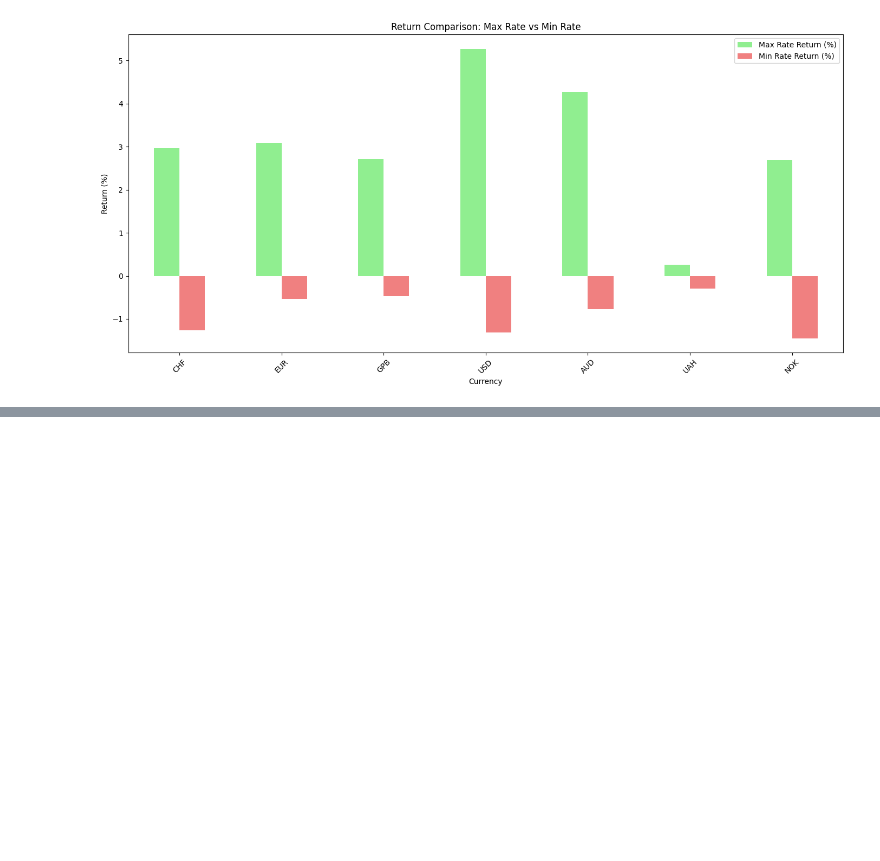
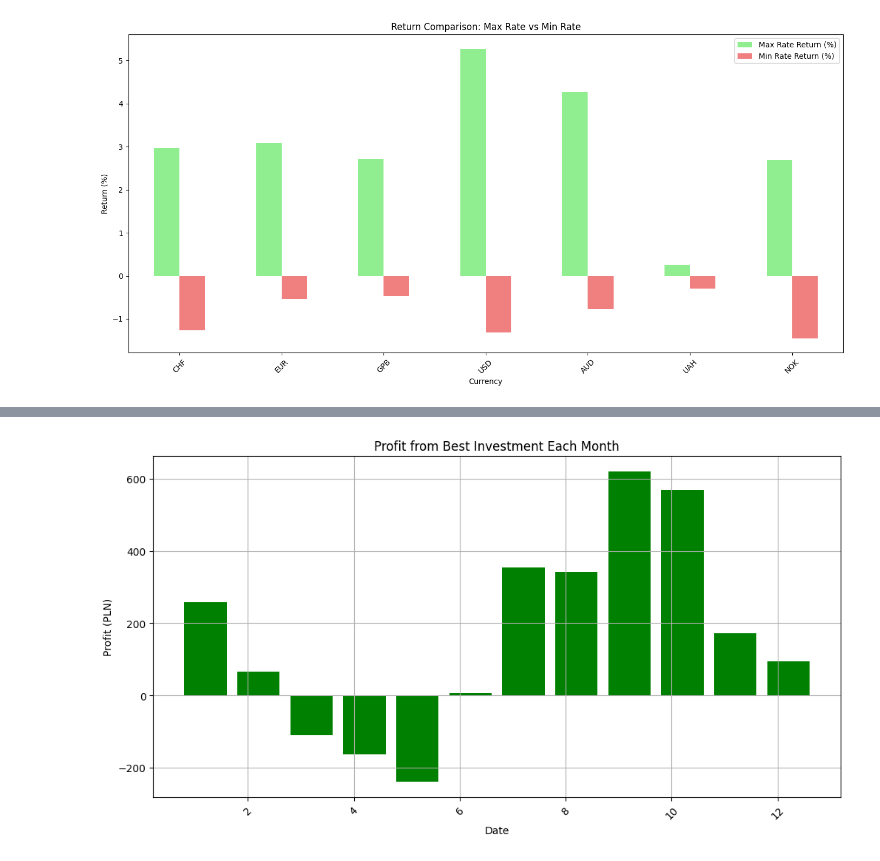
Before and after one commit to jsadlowska/pandas_currencies, a Jupyter notebook: 3_Examples_of_investments.ipynb, the cells around one changed output, grey strips where cells are left out. Saved outputs shown, nothing was run; the diff lists cells and outputs as text; code cells hidden in the pictures; blank space fills up the shorter version.

Commit message:
monthly_investment

```diff
--- a/3_Examples_of_investments.ipynb
+++ b/3_Examples_of_investments.ipynb
@@ -192,0 +198,29 @@ plt.show()
+# %%
+monthly_avg = pd.read_excel('data/monthly_avg.xlsx', index_col='Date')
+percent_changes = pd.read_excel('data/percent_changes.xlsx', index_col='Date')
+# %%
+initial_amount = 10000
+
+investment_values = initial_amount * (1+(percent_changes / 100)).cumprod()
+
+investment_profits = investment_values - initial_amount
+
+average_monthly_profit = investment_profits.mean(axis=1)
+monthly_profit_std_dev = investment_profits.std(axis=1)
+
+best_investment_currency = percent_changes.idxmax(axis=1)
+best_investment_value = percent_changes.max(axis=1)
+
+monthly_investment_analysis = pd.DataFrame({
+    'Best Investment Currency': best_investment_currency,
+    'Percent Change': best_investment_value,
+    'End Value': investment_values.max(axis=1),
+    'Profit': investment_profits.max(axis=1),
+    'Average Monthly Profit': average_monthly_profit,
+    'Profit Std Dev (Risk)': monthly_profit_std_dev
+})
+monthly_investment_analysis[['End Value', 'Profit', 'Average Monthly Profit',
+                             'Profit Std Dev (Risk)']] = monthly_investment_analysis[['End Value', 'Profit', 'Average Monthly Profit',
+                                                                                      'Profit Std Dev (Risk)']].round(4)
+
+monthly_investment_analysis
@@ -192,0 +242,11 @@ plt.show()
+# %%
+plt.figure(figsize=(12, 6))
+plt.bar(monthly_investment_analysis.index, monthly_investment_analysis['Profit'], color='g')
+plt.title('Profit from Best Investment Each Month')
+plt.xlabel('Date')
+plt.ylabel('Profit (PLN)')
+plt.grid(True)
+plt.xticks(rotation=45)
+plt.show()
+# %% [output]
+[figure, added]
```
Also changed, not shown: parts of 8 cells of this notebook, 7 other files.
